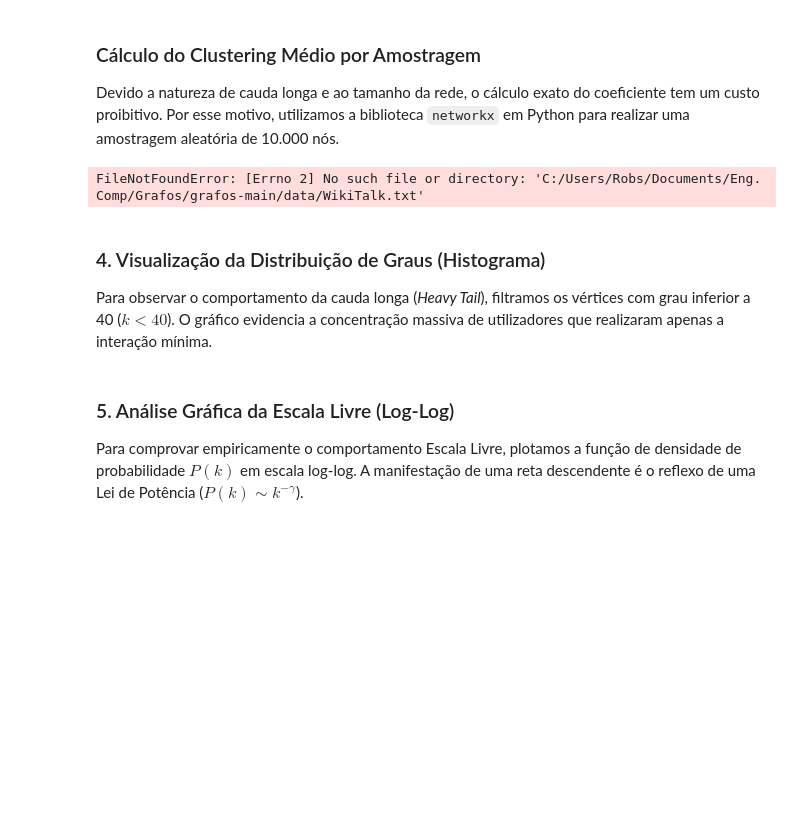
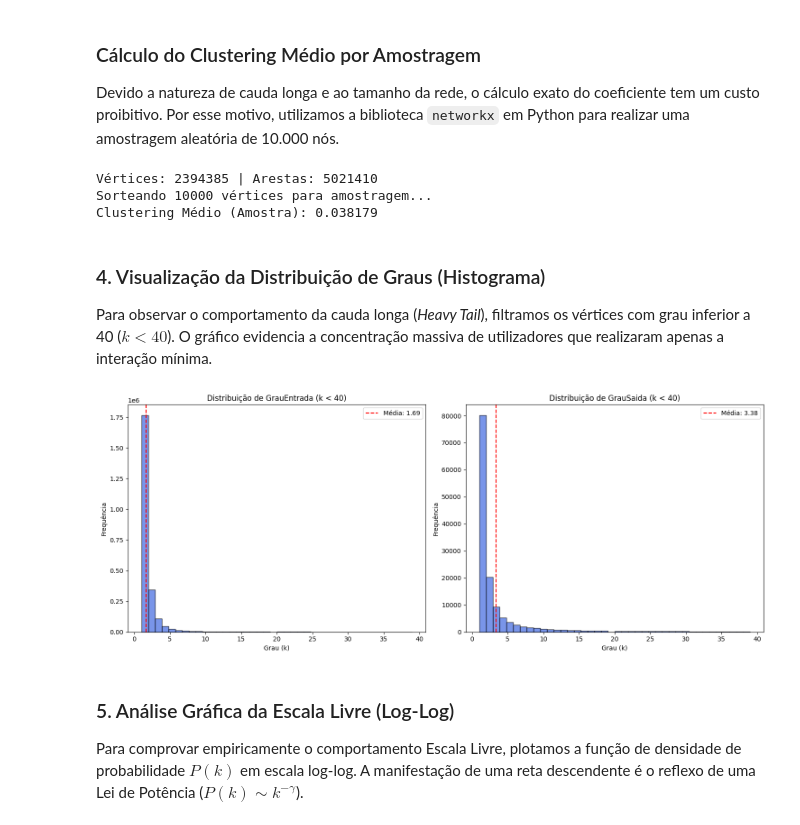
Before and after one commit to pedroalbertom/grafos, a Jupyter notebook: notebook/notebook_otimizado.ipynb, the cells around one changed output. Drawn from its saved outputs; the diff is of its cells as text; code cells hidden in the pictures; blank space fills up the shorter version.

```diff
--- a/notebook/notebook_otimizado.ipynb
+++ b/notebook/notebook_otimizado.ipynb
@@ -89,7 +126,7 @@ import pandas as pd
 import networkx as nx
 import random
 
-df = pd.read_csv('C:/Users/Robs/Documents/Eng. Comp/Grafos/grafos-main/data/WikiTalk.txt', sep='\t', comment='#', names=['FromNodeId', 'ToNodeId'])
+df = pd.read_csv('data/WikiTalk.txt', sep='\t', comment='#', names=['FromNodeId', 'ToNodeId'])
 G = nx.from_pandas_edgelist(df, 'FromNodeId', 'ToNodeId', create_using=nx.DiGraph())
 print(f"Vértices: {G.number_of_nodes()} | Arestas: {G.number_of_edges()}")
 
@@ -101,33 +138,37 @@ clustering_medio = nx.average_clustering(G, nodes=nos_amostra)
 
 print(f"Clustering Médio (Amostra): {clustering_medio:.6f}")
 # %% [output]
-FileNotFoundError: [Errno 2] No such file or directory: 'C:/Users/Robs/Documents/Eng. Comp/Grafos/grafos-main/data/WikiTalk.txt'
+Vértices: 2394385 | Arestas: 5021410
+Sorteando 10000 vértices para amostragem...
+Clustering Médio (Amostra): 0.038179
 # %% [markdown]
 ### 4. Visualização da Distribuição de Graus (Histograma)
 Para observar o comportamento da cauda longa (*Heavy Tail*), filtramos os vértices com grau inferior a 40 ($k < 40$). O gráfico evidencia a concentração massiva de utilizadores que realizaram apenas a interação mínima.
 # %%
 import pandas as pd
 import matplotlib.pyplot as plt
 
-df = pd.read_csv('C:/Users/Robs/Documents/Eng. Comp/Grafos/grafos-main/results/metricas_vertices.csv', sep=';')
+df = pd.read_csv('results/metricas_vertices.csv', sep=';')
 limite_k = 40
 
 fig, ax = plt.subplots(1, 2, figsize=(15, 6))
 
 # Histogramas para In e Out
 for i, tipo in enumerate(['GrauEntrada', 'GrauSaida']):
     dados_focados = df[(df[tipo] > 0) & (df[tipo] < limite_k)][tipo]
 
     ax[i].hist(dados_focados, bins=limite_k, color='royalblue', edgecolor='black', alpha=0.7)
     ax[i].axvline(dados_focados.mean(), color='red', linestyle='dashed', label=f'Média: {dados_focados.mean():.2f}')
 
     ax[i].set_title(f'Distribuição de {tipo} (k < {limite_k})')
     ax[i].set_xlabel('Grau (k)')
     ax[i].set_ylabel('Frequência')
     ax[i].legend()
 
 plt.tight_layout()
 plt.show()
+# %% [output]
+[figure, added]
 # %% [markdown]
 ### 5. Análise Gráfica da Escala Livre (Log-Log)
 Para comprovar empiricamente o comportamento Escala Livre, plotamos a função de densidade de probabilidade $P(k)$ em escala log-log. A manifestação de uma reta descendente é o reflexo de uma Lei de Potência ($P(k) \sim k^{-\gamma}$).
```
Also changed, not shown: parts of 5 cells of this notebook.
